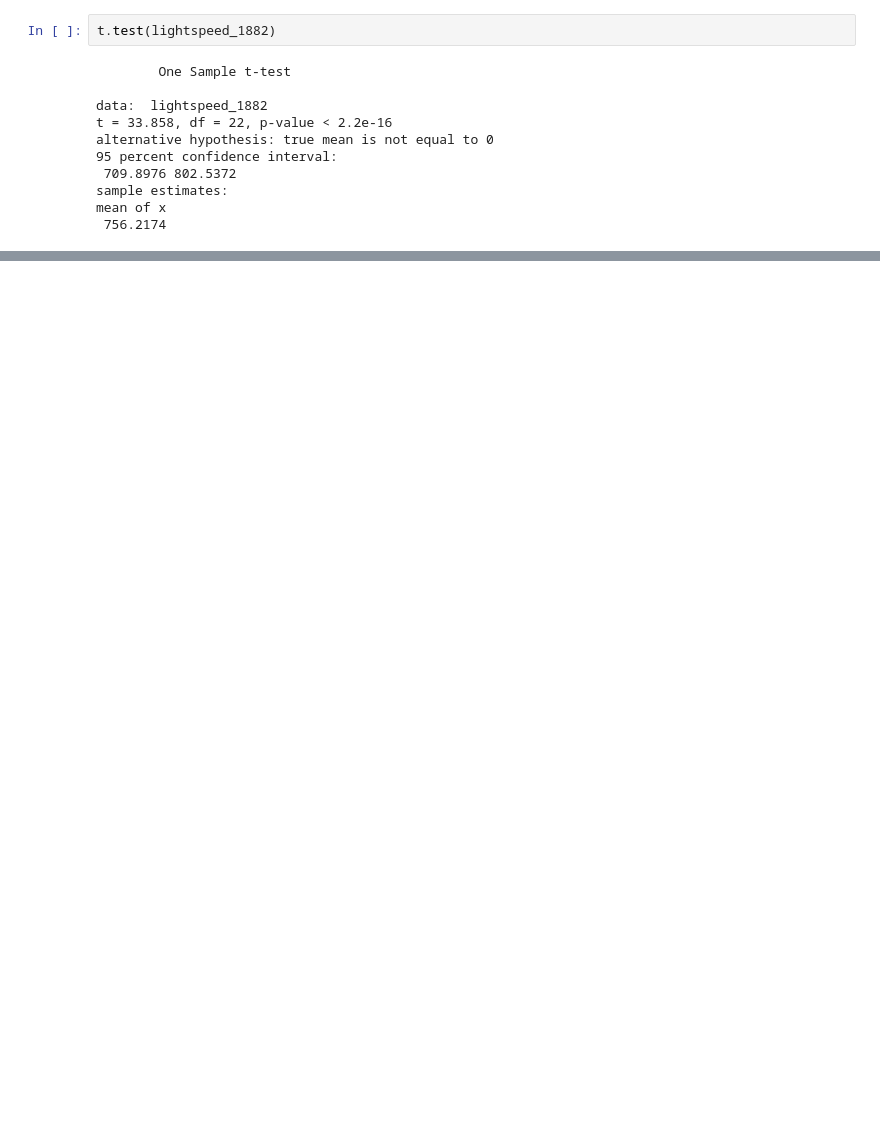
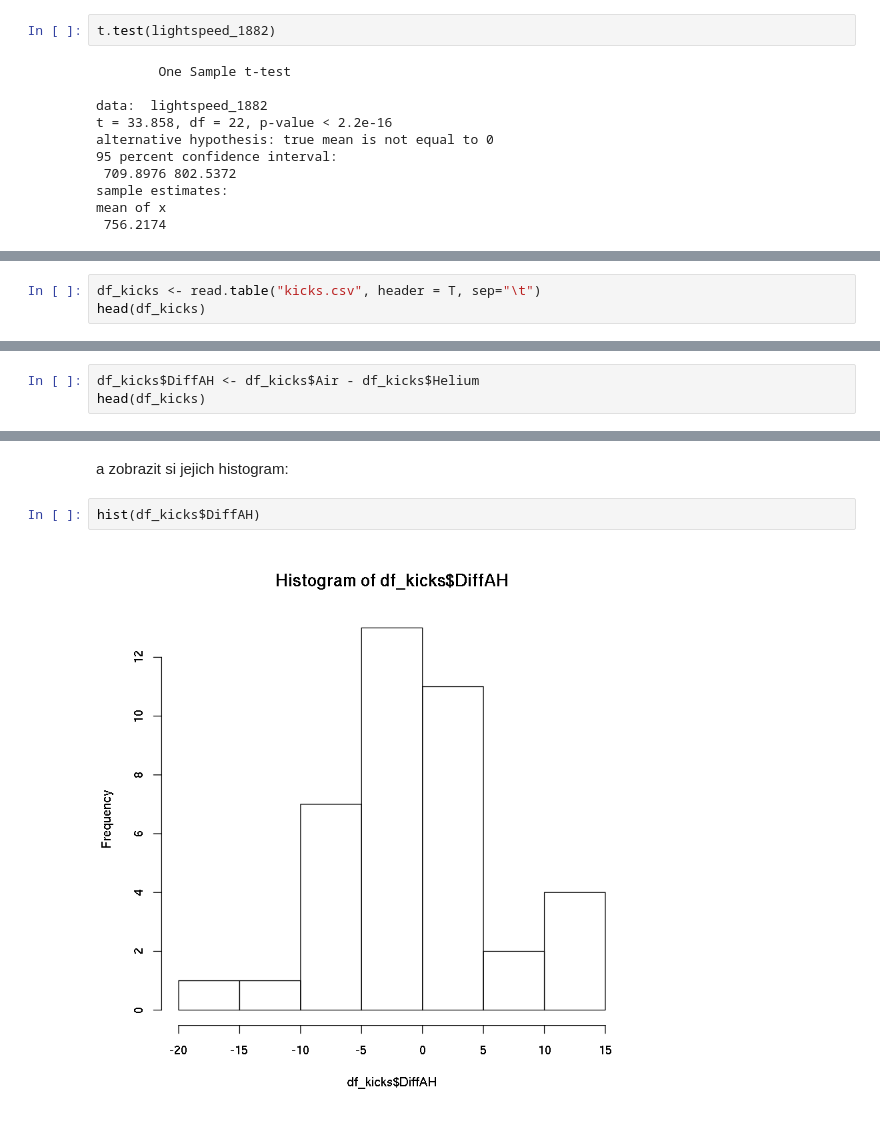
Before and after one commit to lich-uct/r_tutorial, a Jupyter notebook: 08/08.ipynb, the cells around one changed output, grey strips where cells are left out. Drawn from its saved outputs; the diff is of its cells as text; blank space fills up the shorter version.

```diff
--- a/08/08.ipynb
+++ b/08/08.ipynb
@@ -534,0 +475,3 @@ mean of x mean of y
+# %%
+df_kicks <- read.table("kicks.csv", header = T, sep="\t")
+head(df_kicks)
@@ -534,0 +488,3 @@ mean of x mean of y
+# %%
+df_kicks$DiffAH <- df_kicks$Air - df_kicks$Helium
+head(df_kicks)
@@ -534,0 +499,6 @@ mean of x mean of y
+# %% [markdown]
+a zobrazit si jejich histogram:
+# %%
+hist(df_kicks$DiffAH)
+# %% [output]
+[figure, added]
```
Also changed, not shown: parts of 31 cells of this notebook, 2 other files.
